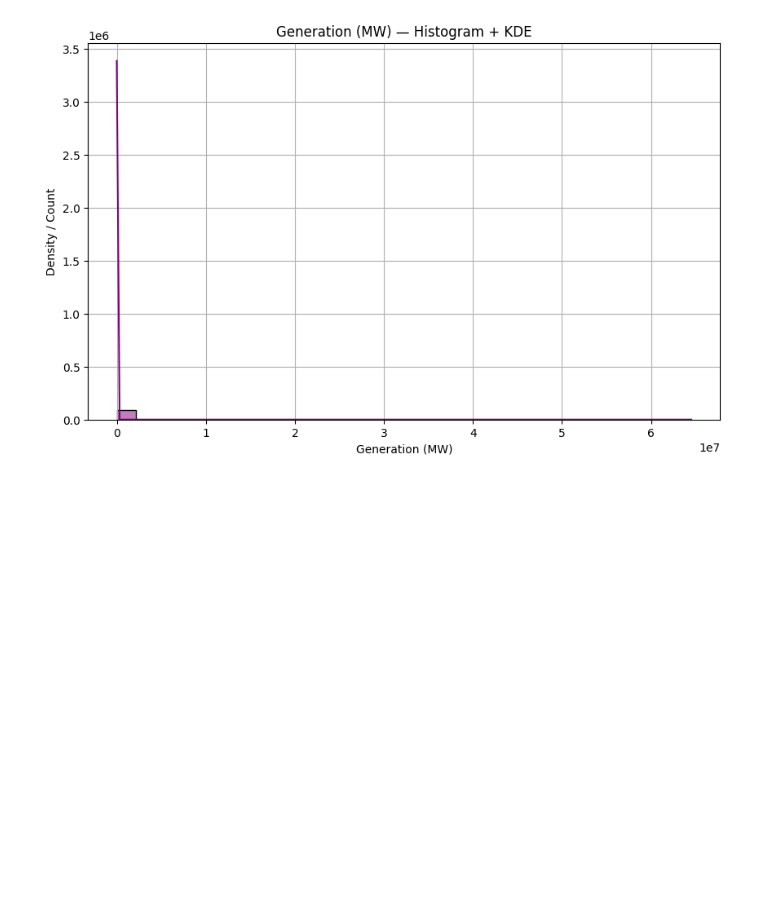
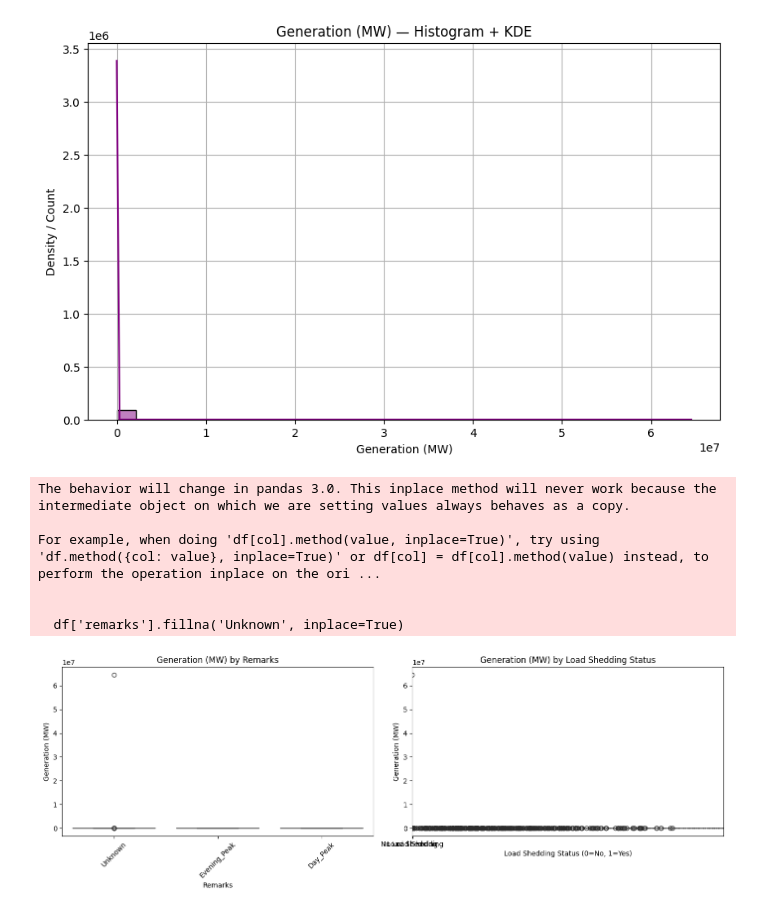
Before and after one commit to sabbirpuspo/LearningforMe, a Jupyter notebook: PGCB_BD.ipynb, the cells around one changed output. Cells and saved outputs as stored; diff of their text form; code cells hidden in the pictures; blank space fills up the shorter version.

```diff
--- a/PGCB_BD.ipynb
+++ b/PGCB_BD.ipynb
@@ -358,3 +358,33 @@ plt.grid(True)
 plt.show()
 # %% [output]
 [figure]
+# %%
+fig, axes = plt.subplots(1, 2, figsize=(14, 5))
+
+# Boxplot 1: generation_mw by remarks
+# Fill NaN remarks with 'Unknown' for plotting
+df['remarks'].fillna('Unknown', inplace=True)
+sns.boxplot(data=df, x='remarks', y='generation_mw', ax=axes[0], palette='viridis', hue='remarks', legend=False)
+axes[0].set_title('Generation (MW) by Remarks')
+axes[0].set_xlabel('Remarks')
+axes[0].set_ylabel('Generation (MW)')
+axes[0].tick_params(axis='x', rotation=45)
+
+# Boxplot 2: generation_mw by load_shedding status
+sns.boxplot(data=df, x='load_shedding', y='generation_mw', ax=axes[1], palette='plasma', hue='load_shedding', legend=False)
+axes[1].set_title('Generation (MW) by Load Shedding Status')
+axes[1].set_xlabel('Load Shedding Status (0=No, 1=Yes)')
+axes[1].set_ylabel('Generation (MW)')
+axes[1].set_xticks([0, 1]) # Explicitly set ticks for binary categories
+axes[1].set_xticklabels(['No Load Shedding', 'Load Shedding'], rotation=0)
+
+plt.tight_layout()
+plt.show()
+# %% [output]
+The behavior will change in pandas 3.0. This inplace method will never work because the intermediate object on which we are setting values always behaves as a copy.
+
+For example, when doing 'df[col].method(value, inplace=True)', try using 'df.method({col: value}, inplace=True)' or df[col] = df[col].method(value) instead, to perform the operation inplace on the ori ...
+
+
+  df['remarks'].fillna('Unknown', inplace=True)
+[figure, added]
```
Also changed, not shown: parts of 7 cells of this notebook.
